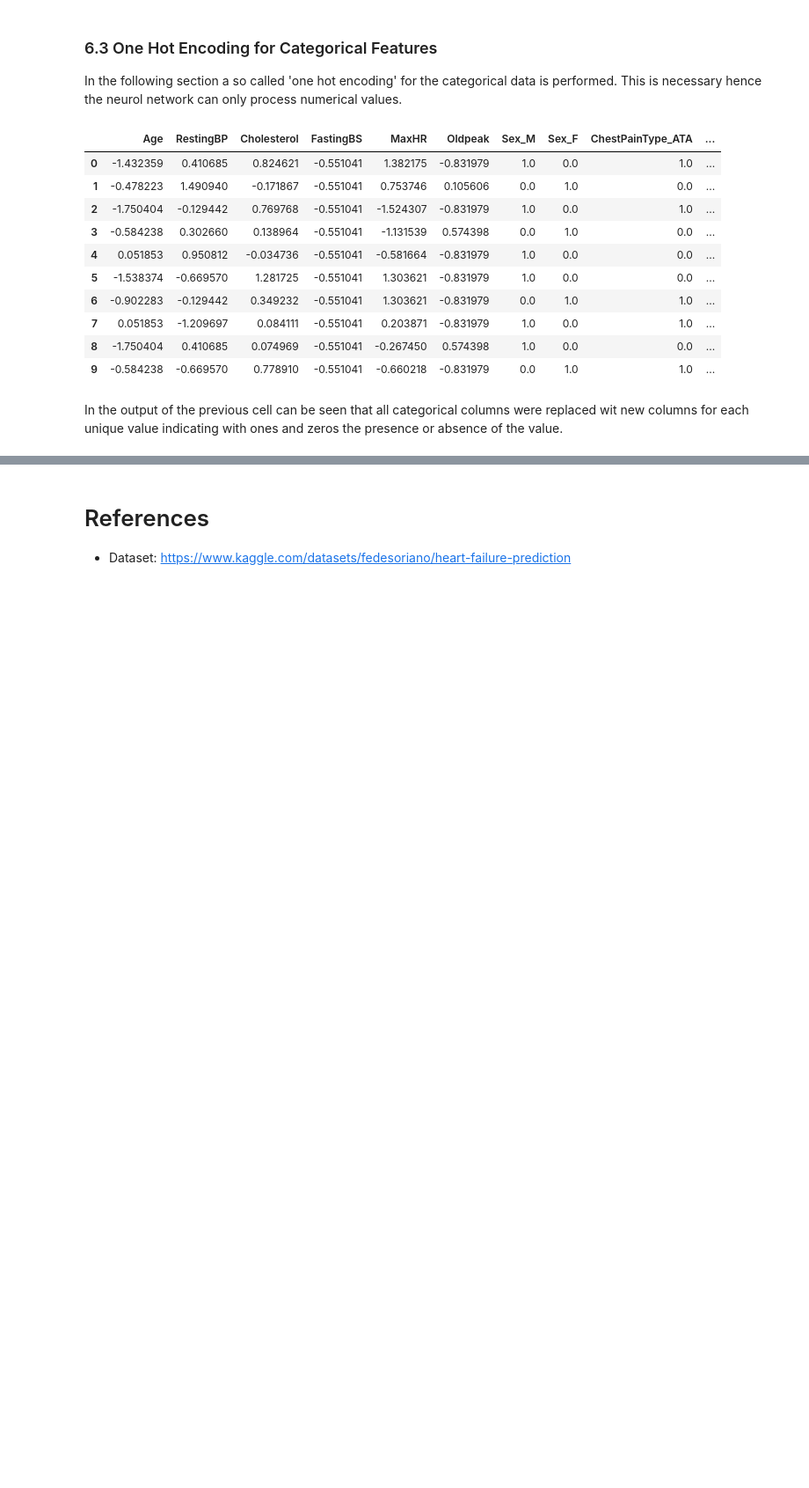
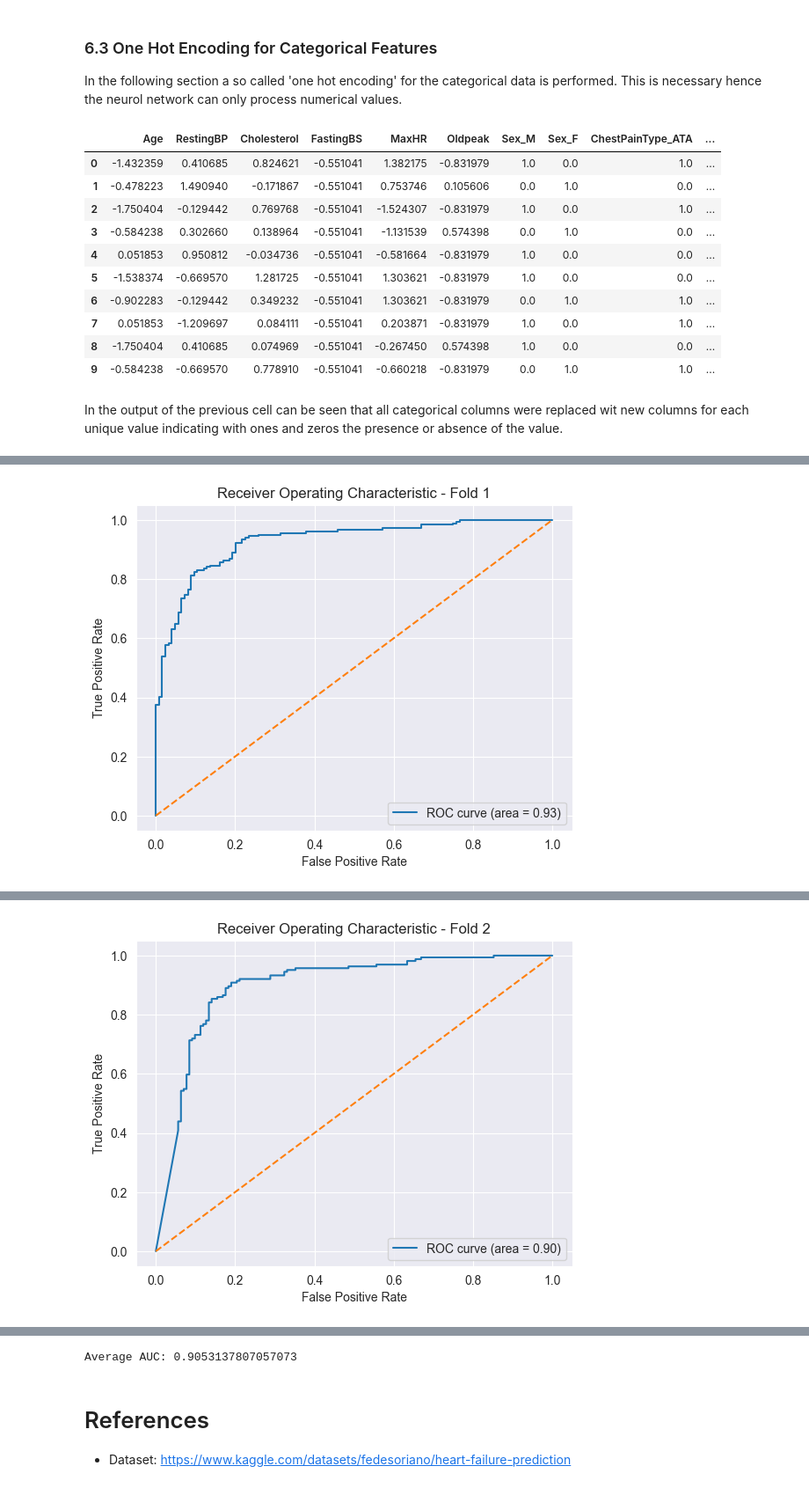
Before and after one commit to quantum-insights/DSM150_NN, a Jupyter notebook: cw1/cw1.ipynb, the cells around one changed output, grey strips where cells are left out. Shown at 88% size. Saved outputs shown, nothing was run; the diff lists cells and outputs as text; code cells hidden in the pictures; blank space fills up the shorter version.

Commit message:
Jupyter Notebook: - Finished data prep -> providing data as numpy array - build the model and implemented KFold validation

```diff
--- a/cw1/cw1.ipynb
+++ b/cw1/cw1.ipynb
@@ -418,0 +430,20 @@ def build_model(learning_rate= .1, loss= 'binary_crossentropy', activation='relu
+# %%
+def build_model(input_shape, num_neurons= 32, activation='relu', n_hidden_layers= 1):
+    model= models.Sequential()
+    model.add(layers.Dense(num_neurons, activation= activation, input_shape=(input_shape, )))
+
+    for layer in range(n_hidden_layers):
+        model.add(layers.Dense(num_neurons, activation=activation))
+
+    model.add(layers.Dense(1, activation='sigmoid'))
+    model.compile(
+        loss= 'binary_crossentropy',
+        optimizer= 'adam',
+        metrics= ['accuracy']
+
+    )
+    return model
+
+# Reference for model.compile https://machinelearningmastery.com/binary-classification-tutorial-with-the-keras-deep-learning-library/
+# %%
+model= build_model(input_shape= data.shape[1], n_hidden_layers=3)
@@ -418,0 +472,49 @@ def build_model(learning_rate= .1, loss= 'binary_crossentropy', activation='relu
+# %%
+from sklearn.model_selection import KFold
+from sklearn.metrics import roc_auc_score, roc_curve
+import matplotlib.pyplot as plt
+
+K= 10
+
+auc_scores= []
+
+# initialize k-fold
+kf= KFold(n_splits= k, shuffle= True, random_state= 42)
+
+for train_index, val_index in kf.split(data):
+    data_train, data_validation = data[train_index], data[val_index]
+    labels_train, labels_validation= labels[train_index], labels[val_index]
+
+    # Train the model
+    model= build_model(data_train.shape[1])
+
+    # train mmodel
+    model.fit(
+        data_train,
+        labels_train,
+        epochs=50,
+        batch_size= 1,
+        verbose= 1
+    )
+
+    probs= model.predict(data_validation)
+
+    auc = roc_auc_score(labels_validation, probs)
+    auc_scores.append(auc)
+
+    fpr, tpr, thresholds= roc_curve(labels_validation, probs)
+
+    # Plotting ROC curve for current fold
+    plt.figure()
+    plt.plot(fpr, tpr, label='ROC curve (area = %0.2f)' % auc)
+    plt.plot([0, 1], [0, 1], linestyle='--')
+    plt.xlabel('False Positive Rate')
+    plt.ylabel('True Positive Rate')
+    plt.title(f'Receiver Operating Characteristic - Fold {len(auc_scores)}')
+    plt.legend(loc="lower right")
+    plt.show()
+
+    # Print the validation score
+    val_score = model.evaluate(data_validation, labels_validation)
+    print(f'Validation Score {val_score}')
+# %% [output]
@@ -418,0 +538 @@ def build_model(learning_rate= .1, loss= 'binary_crossentropy', activation='relu
+[figure, added]
@@ -418,0 +556 @@ def build_model(learning_rate= .1, loss= 'binary_crossentropy', activation='relu
+[figure, added]
@@ -419,3 +577,8 @@ def build_model(learning_rate= .1, loss= 'binary_crossentropy', activation='relu
+# %%
+# After all folds are processed, print the average AUC
+print(f'Average AUC: {sum(auc_scores) / len(auc_scores)}')
+# %% [output]
+Average AUC: 0.9053137807057073
 # %% [markdown]
 # References
 
```
Also changed, not shown: parts of 9 cells of this notebook.
